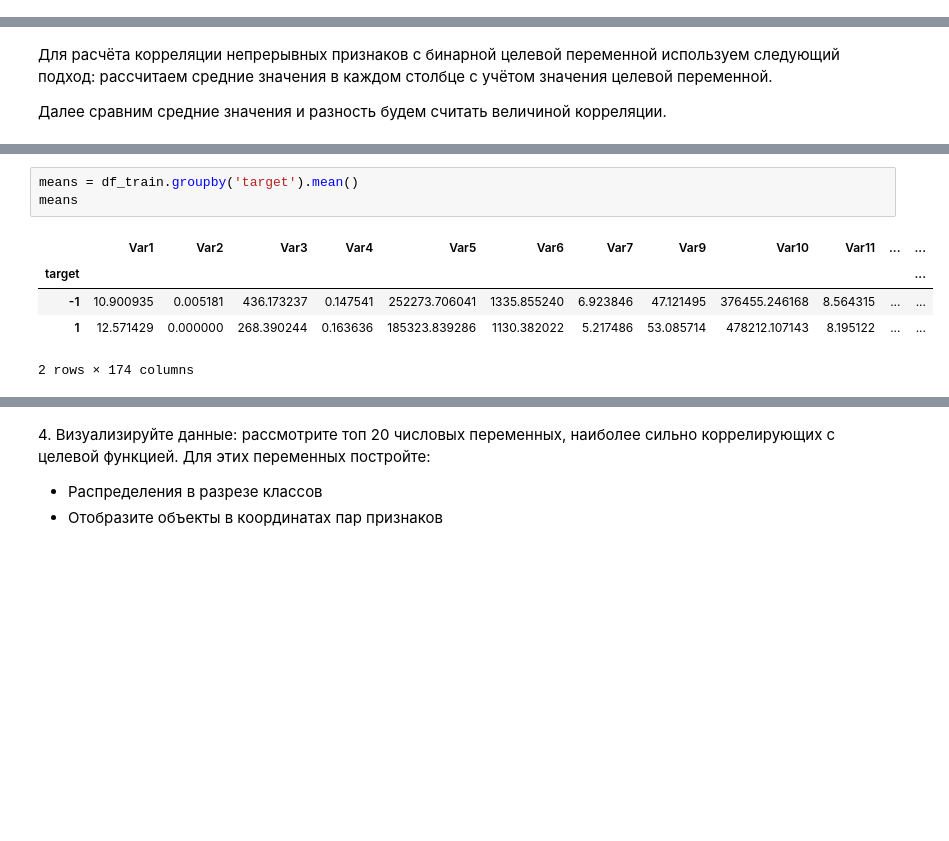
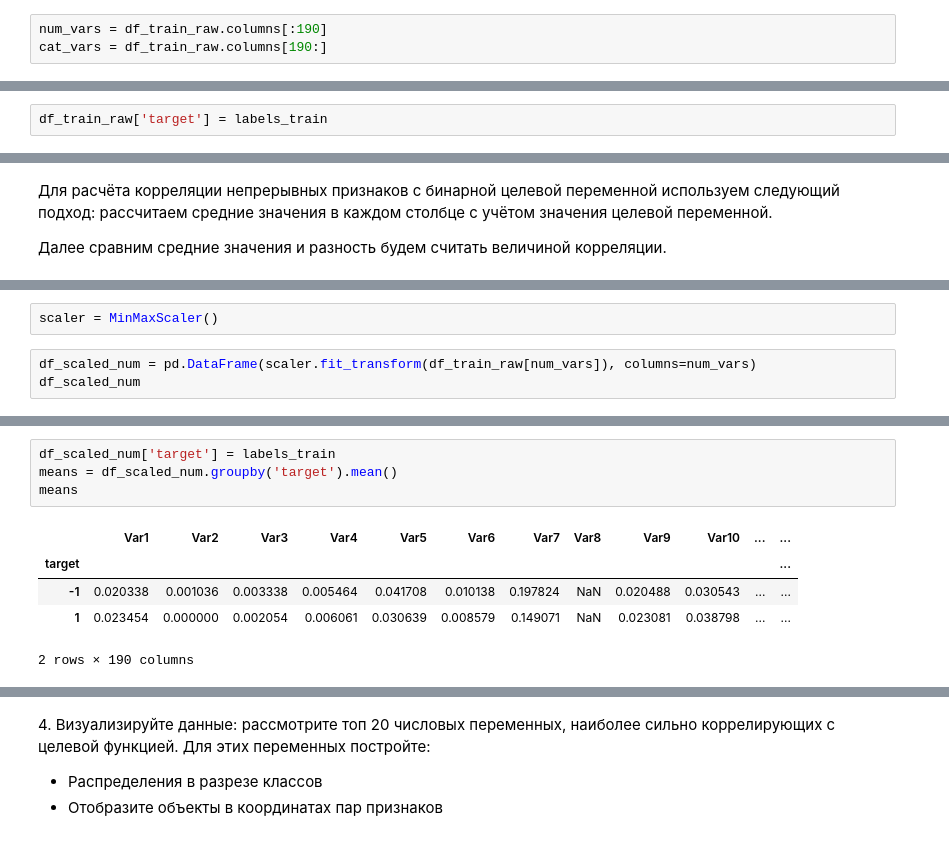
Before and after one commit to Uniholder/Specialization-Yandex-MIPT, a Jupyter notebook: 6_Final_projects/2_churn_prediction/week_1.ipynb, the cells around one changed output, grey strips where cells are left out. Cells and saved outputs as stored; diff of their text form; blank space fills up the shorter version.

```diff
--- a/6_Final_projects/2_churn_prediction/week_1.ipynb
+++ b/6_Final_projects/2_churn_prediction/week_1.ipynb
@@ -50,6 +65,9 @@ df_train
 | 39998 | NaN | NaN | NaN | NaN | NaN | 8232.0 | 14.0 | NaN | NaN | NaN | ... | ... |
 | 39999 | NaN | NaN | NaN | NaN | NaN | 217.0 | 0.0 | NaN | NaN | NaN | ... | ... |
 40000 rows × 230 columns
+# %%
+num_vars = df_train_raw.columns[:190]
+cat_vars = df_train_raw.columns[190:]
 # %%
 labels_train = pd.read_csv(os.path.join(PATH_TO_DATA, 'orange_small_churn_labels.train'), header=None, squeeze=True)
 labels_train
@@ -66,6 +84,8 @@ labels_train
 39998   -1
 39999   -1
 Name: 0, Length: 40000, dtype: int64
+# %%
+df_train_raw['target'] = labels_train
 # %% [markdown]
 Удалим полностью NaN колонки
 # %%
@@ -154,0 +168,5 @@ medians
+# %%
+scaler = MinMaxScaler()
+# %%
+df_scaled_num = pd.DataFrame(scaler.fit_transform(df_train_raw[num_vars]), columns=num_vars)
+df_scaled_num
@@ -155,11 +187,12 @@ medians
 # %%
-means = df_train.groupby('target').mean()
+df_scaled_num['target'] = labels_train
+means = df_scaled_num.groupby('target').mean()
 means
 # %% [output]
-|  | Var1 | Var2 | Var3 | Var4 | Var5 | Var6 | Var7 | Var9 | Var10 | Var11 | ... | ... |
+|  | Var1 | Var2 | Var3 | Var4 | Var5 | Var6 | Var7 | Var8 | Var9 | Var10 | ... | ... |
 | target |  |  |  |  |  |  |  |  |  |  |  | ... |
-| -1 | 10.900935 | 0.005181 | 436.173237 | 0.147541 | 252273.706041 | 1335.855240 | 6.923846 | 47.121495 | 376455.246168 | 8.564315 | ... | ... |
-| 1 | 12.571429 | 0.000000 | 268.390244 | 0.163636 | 185323.839286 | 1130.382022 | 5.217486 | 53.085714 | 478212.107143 | 8.195122 | ... | ... |
+| -1 | 0.020338 | 0.001036 | 0.003338 | 0.005464 | 0.041708 | 0.010138 | 0.197824 | NaN | 0.020488 | 0.030543 | ... | ... |
+| 1 | 0.023454 | 0.000000 | 0.002054 | 0.006061 | 0.030639 | 0.008579 | 0.149071 | NaN | 0.023081 | 0.038798 | ... | ... |
-2 rows × 174 columns
+2 rows × 190 columns
 # %%
 corrs = (means.loc[1] - means.loc[-1])
```
Also changed, not shown: parts of 12 cells of this notebook.
